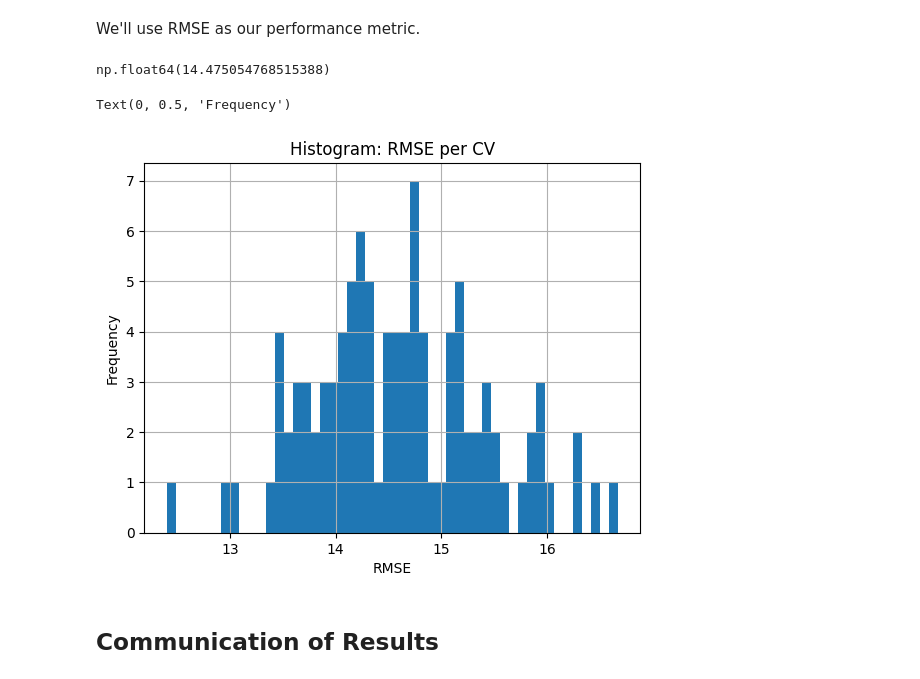
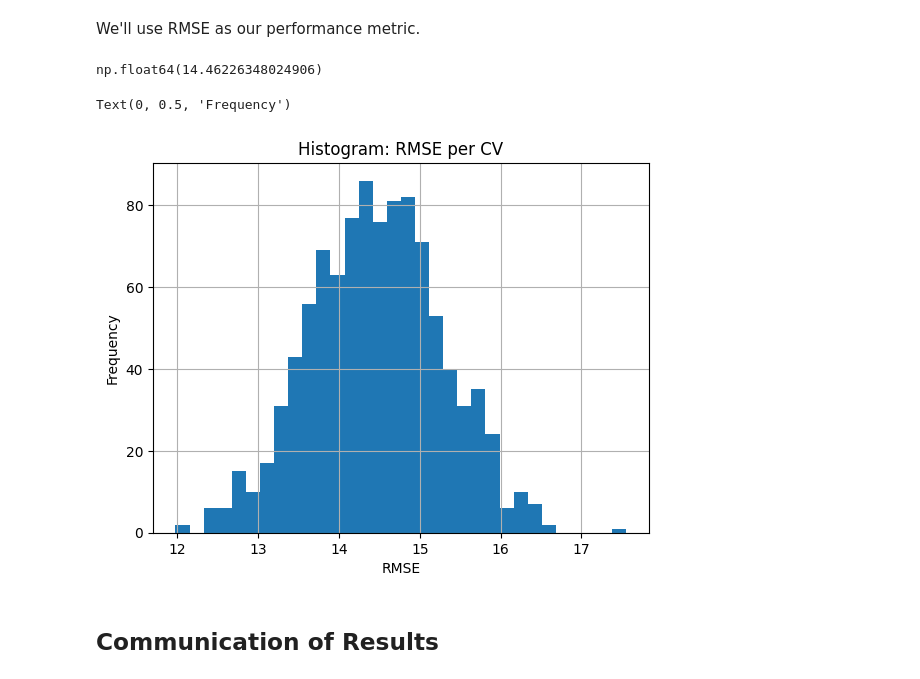
Before and after one commit to cnmi-ds-22/tanickell___Data-Science-Portfolio-C22, a Jupyter notebook: Modules/Module_2_Regression/Projects/Instructions/Project.0/Titanic.Age.Prediction.Using.Linear.Regression.pass-02.ipynb, the cells around one changed output. Cells and saved outputs as stored; diff of their text form; code cells hidden in the pictures.

Commit message:
Changed accuracies to rmses; increased CV iters to 1000.

```diff
--- a/Modules/Module_2_Regression/Projects/Instructions/Project.0/Titanic.Age.Prediction.Using.Linear.Regression.pass-02.ipynb
+++ b/Modules/Module_2_Regression/Projects/Instructions/Project.0/Titanic.Age.Prediction.Using.Linear.Regression.pass-02.ipynb
@@ -595,7 +595,7 @@ Use accuracy for the performance metric.
 # %%
 # Multiple CV loop
-n = 100
-accuracies = []
+n = 1000
+rmses = []
 for i in range(0, n):
 
   # First we will break up our data into training and testing sets
@@ -603,14 +603,14 @@ for i in range(0, n):
 
   # Fit a linear model using Sklearn
   model = LinearRegression()
-  myfit = model.fit(X_train, y_train)
+  model.fit(X_train, y_train)
 
   # See how well our model performs on our test data
-  y_pred = myfit.predict(X_test)
+  y_pred = model.predict(X_test)
 
   # Capture performance metric (accuracy) in array
-  accuracies.append(metrics.mean_squared_error(y_test, y_pred)**0.5)
+  rmses.append(metrics.mean_squared_error(y_test, y_pred)**0.5)
 
-results = np.array(accuracies)
-results
+results = np.array(rmses)
+results[:10]
 # %% [output]
@@ -642,16 +624,16 @@ We'll use RMSE as our performance metric.
 # Calculate mean of results
 results.mean()
 # %% [output]
-np.float64(14.475054768515388)
+np.float64(14.46226348024906)
 # %%
 # Display a histogram of the results
-pd.Series(results).hist(bins = 50)
+pd.Series(results).hist(bins = 32)
 plt.title("Histogram: RMSE per CV")
 plt.xlabel("RMSE")
 plt.ylabel("Frequency")
 # %% [output]
 Text(0, 0.5, 'Frequency')
-[figure, old version]
+[figure, new version]
 # %% [markdown]
 ## Communication of Results
 # %% [markdown]
```
Also changed, not shown: parts of 2 cells of this notebook.
